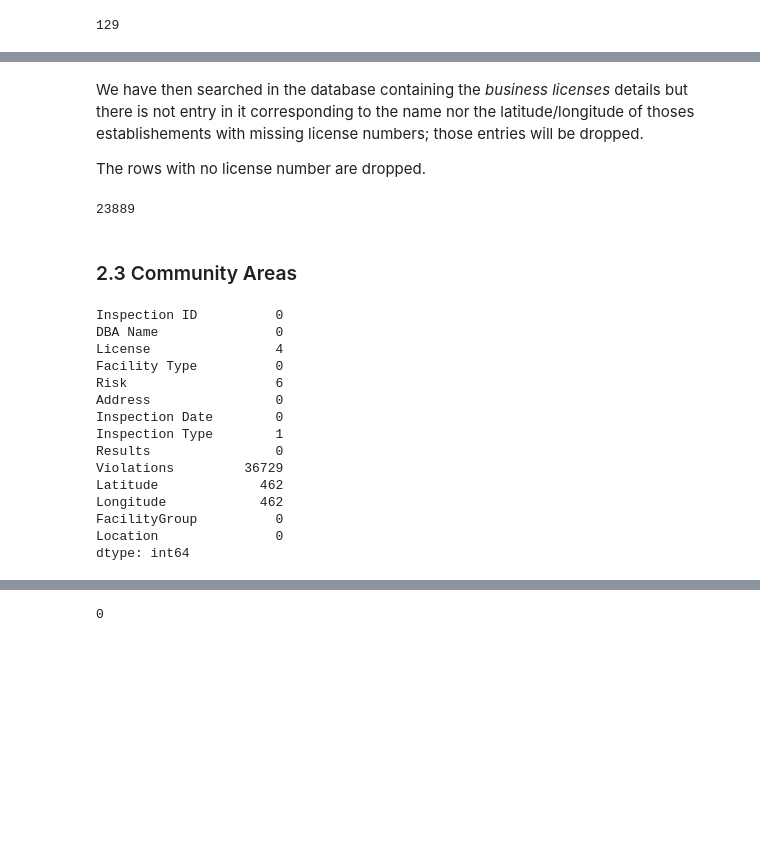
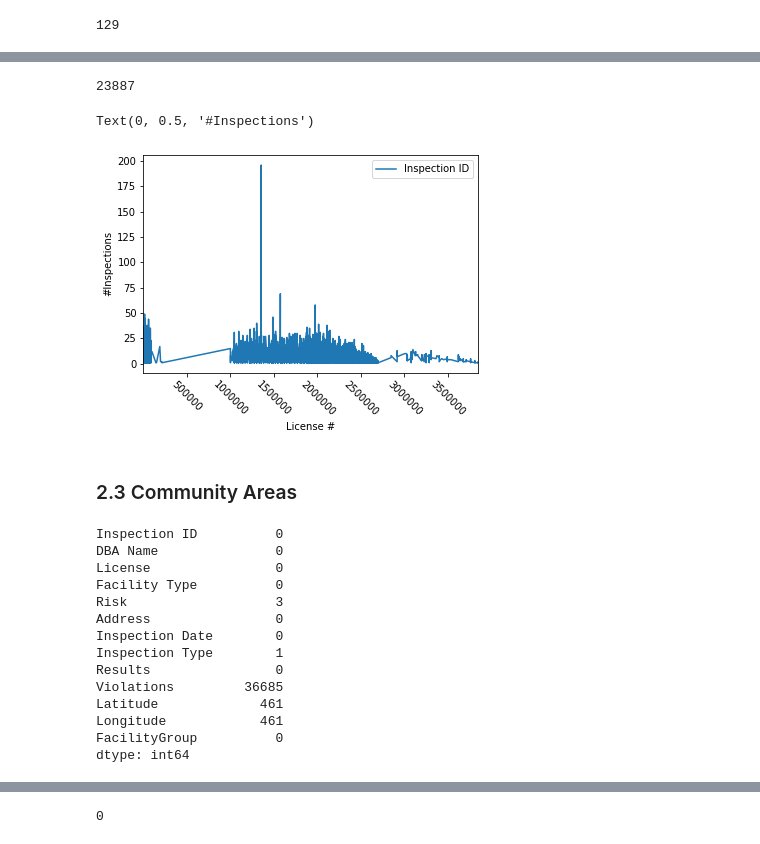
Before and after one commit to clairebilat/ada-2019-project-lost-and-found, a Jupyter notebook: Milestone-3-Claire.ipynb, the cells around one changed output, grey strips where cells are left out. Drawn from its saved outputs; the diff is of its cells as text; code cells hidden in the pictures; blank space fills up the shorter version.

```diff
--- a/Milestone-3-Claire.ipynb
+++ b/Milestone-3-Claire.ipynb
@@ -593,15 +556,21 @@ licenses[licenses['LATITUDE'].isin(names_of_missing['Latitude']) & licenses['LON
-# %% [markdown]
-We have then searched in the database containing the *business licenses* details but there is not entry in it corresponding to the name nor the latitude/longitude of thoses establishements with missing license numbers; those entries will be dropped.
-
-The rows with no license number are dropped.
 # %%
-eat_seat = eat_seat.drop(names_of_missing.index)
+eat_seat = eat_seat.drop(missing.index)
 # %%
 eat_seat = eat_seat.rename(columns={"License #": "License"}) #rename the column 'License #' into 'License'
 # %%
 len(eat_seat.License.unique())
 # %% [output]
-23889
+23887
+# %%
+def inspection_per_license(dblp):
+    return dblp[['License', 'Inspection ID']].groupby('License').count()
+
+ax = inspection_per_license(eat_seat).plot(rot=-45)
+ax.set_xlabel('License #')
+ax.set_ylabel('#Inspections')
+# %% [output]
+Text(0, 0.5, '#Inspections')
+[figure, added]
 # %% [markdown]
 ### 2.3 Community Areas
 # %%
@@ -610,16 +579,15 @@ eat_seat.isnull().sum()
 # %% [output]
 Inspection ID          0
 DBA Name               0
-License                4
+License                0
 Facility Type          0
-Risk                   6
+Risk                   3
 Address                0
 Inspection Date        0
 Inspection Type        1
 Results                0
-Violations         36729
-Latitude             462
-Longitude            462
+Violations         36685
+Latitude             461
+Longitude            461
 FacilityGroup          0
-Location               0
 dtype: int64
```
Also changed, not shown: parts of 27 cells of this notebook.
